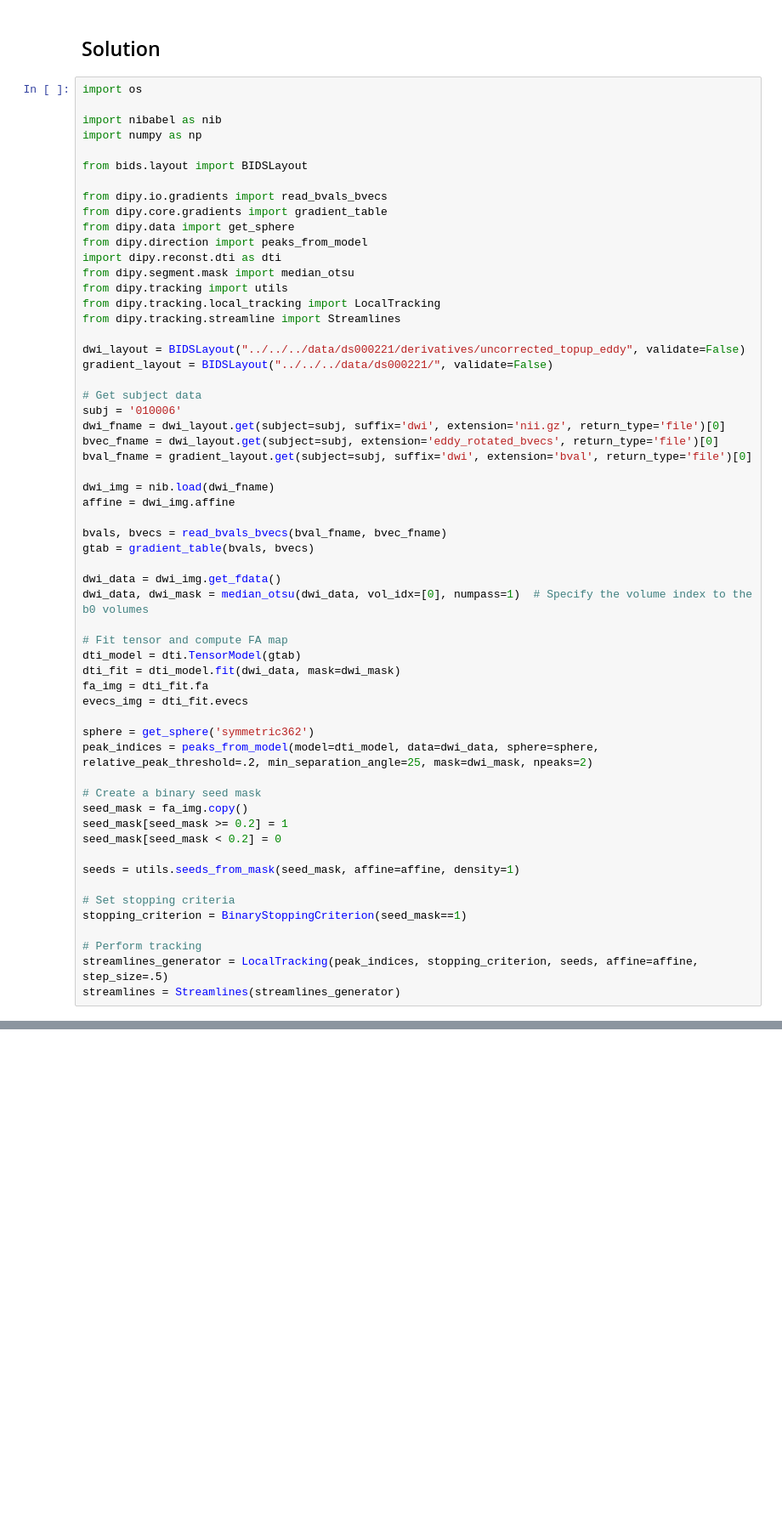
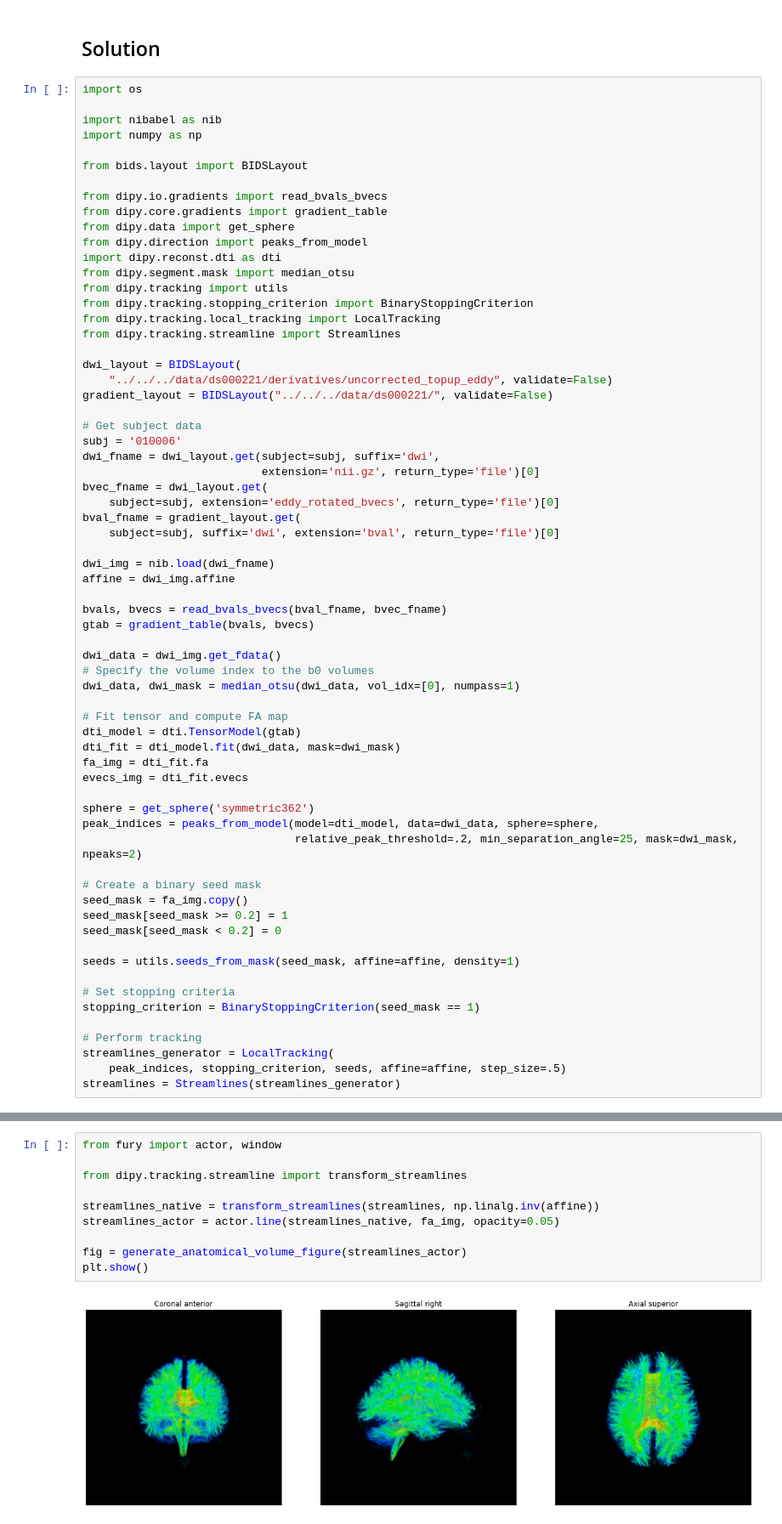
Before and after one commit to carpentries-incubator/SDC-BIDS-dMRI, a Jupyter notebook: code/deterministic_tractography/solutions/deterministic_tractography_solutions.ipynb, the cells around one changed output, grey strips where cells are left out. Shown at 85% size. Cells and saved outputs as stored; diff of their text form; blank space fills up the shorter version.

```diff
--- a/code/deterministic_tractography/solutions/deterministic_tractography_solutions.ipynb
+++ b/code/deterministic_tractography/solutions/deterministic_tractography_solutions.ipynb
@@ -185,17 +188,22 @@ from dipy.direction import peaks_from_model
 import dipy.reconst.dti as dti
 from dipy.segment.mask import median_otsu
 from dipy.tracking import utils
+from dipy.tracking.stopping_criterion import BinaryStoppingCriterion
 from dipy.tracking.local_tracking import LocalTracking
 from dipy.tracking.streamline import Streamlines
 
-dwi_layout = BIDSLayout("../../../data/ds000221/derivatives/uncorrected_topup_eddy", validate=False)
+dwi_layout = BIDSLayout(
+    "../../../data/ds000221/derivatives/uncorrected_topup_eddy", validate=False)
 gradient_layout = BIDSLayout("../../../data/ds000221/", validate=False)
 
 # Get subject data
 subj = '010006'
-dwi_fname = dwi_layout.get(subject=subj, suffix='dwi', extension='nii.gz', return_type='file')[0]
-bvec_fname = dwi_layout.get(subject=subj, extension='eddy_rotated_bvecs', return_type='file')[0]
-bval_fname = gradient_layout.get(subject=subj, suffix='dwi', extension='bval', return_type='file')[0]
+dwi_fname = dwi_layout.get(subject=subj, suffix='dwi',
+                           extension='nii.gz', return_type='file')[0]
+bvec_fname = dwi_layout.get(
+    subject=subj, extension='eddy_rotated_bvecs', return_type='file')[0]
+bval_fname = gradient_layout.get(
+    subject=subj, suffix='dwi', extension='bval', return_type='file')[0]
 
 dwi_img = nib.load(dwi_fname)
 affine = dwi_img.affine
@@ -204,7 +212,8 @@ bvals, bvecs = read_bvals_bvecs(bval_fname, bvec_fname)
 gtab = gradient_table(bvals, bvecs)
 
 dwi_data = dwi_img.get_fdata()
-dwi_data, dwi_mask = median_otsu(dwi_data, vol_idx=[0], numpass=1)  # Specify the volume index to the b0 volumes
+# Specify the volume index to the b0 volumes
+dwi_data, dwi_mask = median_otsu(dwi_data, vol_idx=[0], numpass=1)
 
 # Fit tensor and compute FA map
 dti_model = dti.TensorModel(gtab)
@@ -213,7 +222,8 @@ fa_img = dti_fit.fa
 evecs_img = dti_fit.evecs
 
 sphere = get_sphere('symmetric362')
-peak_indices = peaks_from_model(model=dti_model, data=dwi_data, sphere=sphere, relative_peak_threshold=.2, min_separation_angle=25, mask=dwi_mask, npeaks=2)
+peak_indices = peaks_from_model(model=dti_model, data=dwi_data, sphere=sphere,
+                                relative_peak_threshold=.2, min_separation_angle=25, mask=dwi_mask, npeaks=2)
 
 # Create a binary seed mask
 seed_mask = fa_img.copy()
@@ -223,8 +233,9 @@ seed_mask[seed_mask < 0.2] = 0
 seeds = utils.seeds_from_mask(seed_mask, affine=affine, density=1)
 
 # Set stopping criteria
-stopping_criterion = BinaryStoppingCriterion(seed_mask==1)
+stopping_criterion = BinaryStoppingCriterion(seed_mask == 1)
 
 # Perform tracking
-streamlines_generator = LocalTracking(peak_indices, stopping_criterion, seeds, affine=affine, step_size=.5)
+streamlines_generator = LocalTracking(
+    peak_indices, stopping_criterion, seeds, affine=affine, step_size=.5)
 streamlines = Streamlines(streamlines_generator)
@@ -230,0 +250,12 @@ streamlines = Streamlines(streamlines_generator)
+# %%
+from fury import actor, window
+
+from dipy.tracking.streamline import transform_streamlines
+
+streamlines_native = transform_streamlines(streamlines, np.linalg.inv(affine))
+streamlines_actor = actor.line(streamlines_native, fa_img, opacity=0.05)
+
+fig = generate_anatomical_volume_figure(streamlines_actor)
+plt.show()
+# %% [output]
+[figure, added]
```
Also changed, not shown: parts of 5 cells of this notebook, 1 other file.
